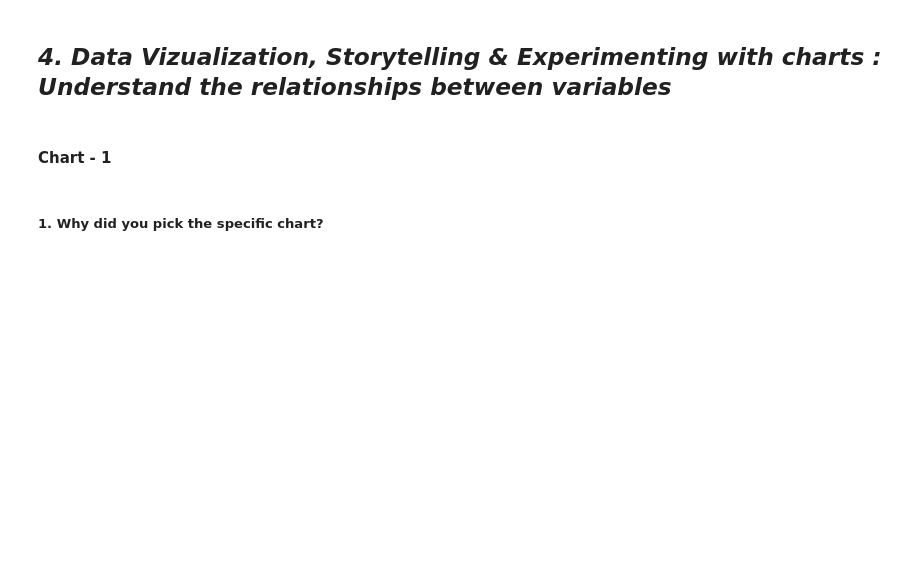
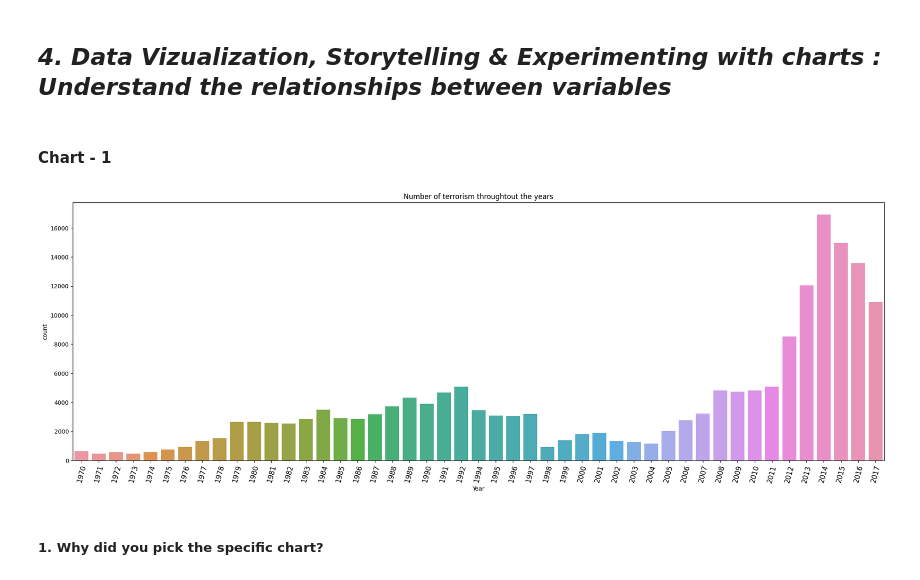
Before and after one commit to imyush11/-EDA-CAPSTONE-, a Jupyter notebook: EDA_Global_Terrorism_Dataset_Project.ipynb, the cells around one changed output. Cells and saved outputs as stored; diff of their text form; code cells hidden in the pictures; blank space fills up the shorter version.

```diff
--- a/EDA_Global_Terrorism_Dataset_Project.ipynb
+++ b/EDA_Global_Terrorism_Dataset_Project.ipynb
@@ -331,3 +328,22 @@ Answer Here.
+# %%
+# Chart - 1 visualization code
+
+# Creating a figure and setting the figure size
+plt.figure(figsize=(25,8))
+
+# Creating a count plot
+sns.countplot(data=tdf, x="Year")
+
+# Adding a title
+plt.title("Number of terrorism throughtout the years")
+
+# Setting the rotation and fontsize of the xticks
+plt.xticks(rotation = 75,fontsize=12)
+
+# Showing the plot
+plt.show()
+# %% [output]
+[figure, added]
 # %% [markdown]
 ##### 1. Why did you pick the specific chart?
 # %% [markdown]
```
Also changed, not shown: parts of 223 cells of this notebook.
